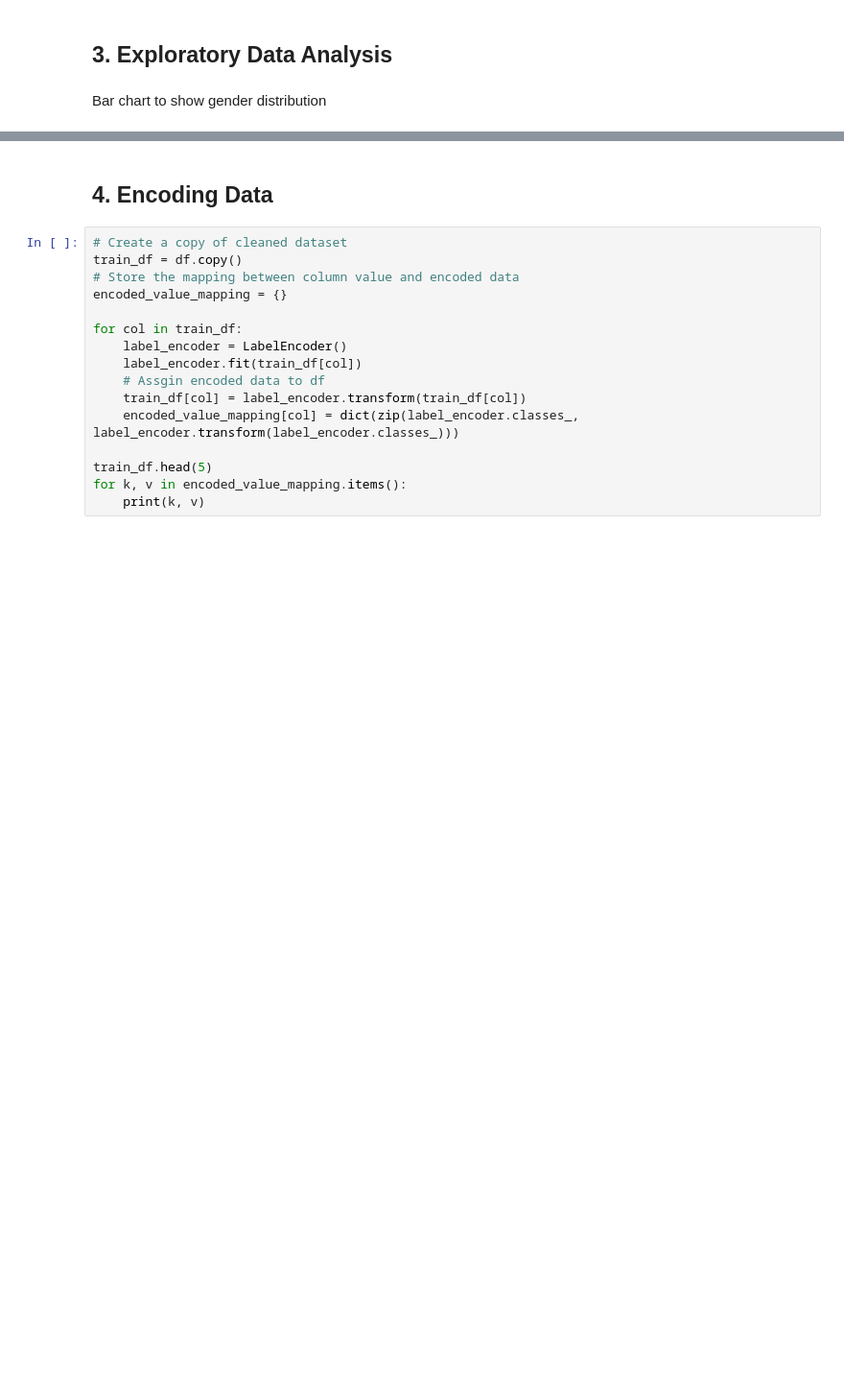
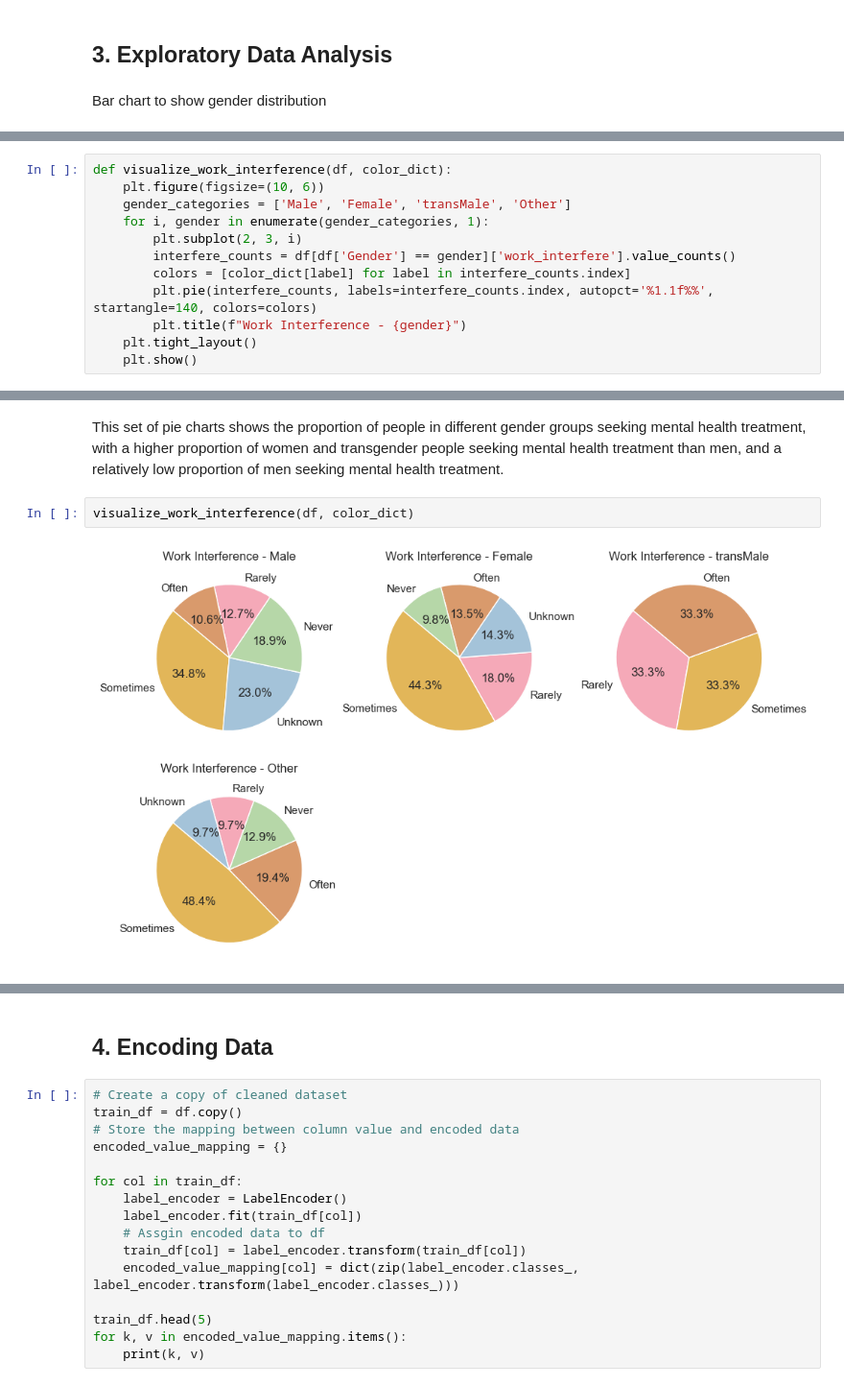
Before and after one commit to sjbmcg/data_science_group_project, a Jupyter notebook: implementation/Group project copy 1123.ipynb, the cells around one changed output, grey strips where cells are left out. Shown at 96% size. Drawn from its saved outputs; the diff is of its cells as text; blank space fills up the shorter version.

```diff
--- a/implementation/Group project copy 1123.ipynb
+++ b/implementation/Group project copy 1123.ipynb
@@ -460,0 +292,12 @@ plt.show()
+# %%
+def visualize_work_interference(df, color_dict):
+    plt.figure(figsize=(10, 6))
+    gender_categories = ['Male', 'Female', 'transMale', 'Other']
+    for i, gender in enumerate(gender_categories, 1):
+        plt.subplot(2, 3, i)
+        interfere_counts = df[df['Gender'] == gender]['work_interfere'].value_counts()
+        colors = [color_dict[label] for label in interfere_counts.index]
+        plt.pie(interfere_counts, labels=interfere_counts.index, autopct='%1.1f%%', startangle=140, colors=colors)
+        plt.title(f"Work Interference - {gender}")
+    plt.tight_layout()
+    plt.show()
@@ -460,0 +402,6 @@ plt.show()
+# %% [markdown]
+This set of pie charts shows the proportion of people in different gender groups seeking mental health treatment, with a higher proportion of women and transgender people seeking mental health treatment than men, and a relatively low proportion of men seeking mental health treatment.
+# %%
+visualize_work_interference(df, color_dict)
+# %% [output]
+[figure, added]
```
Also changed, not shown: parts of 55 cells of this notebook.
